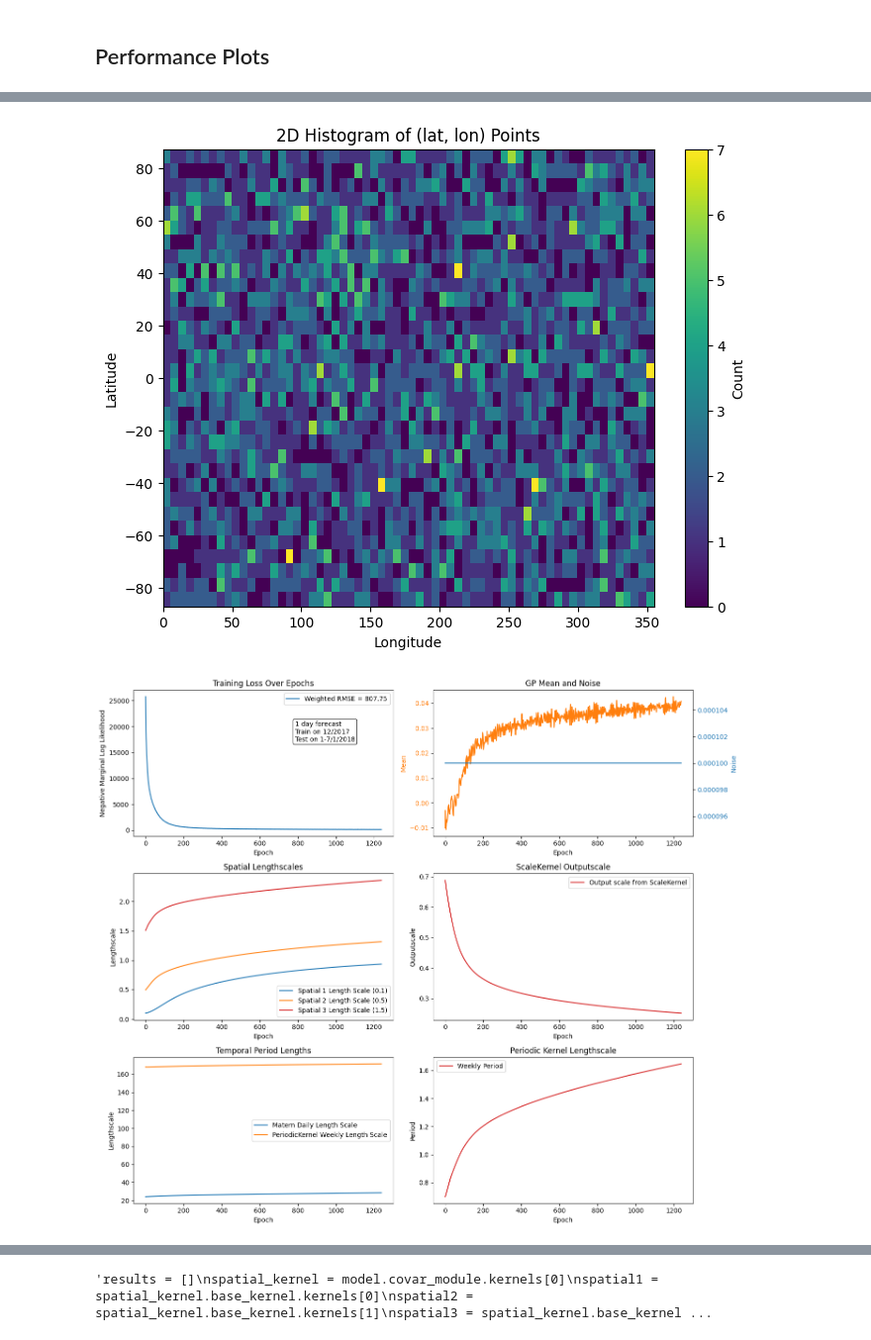
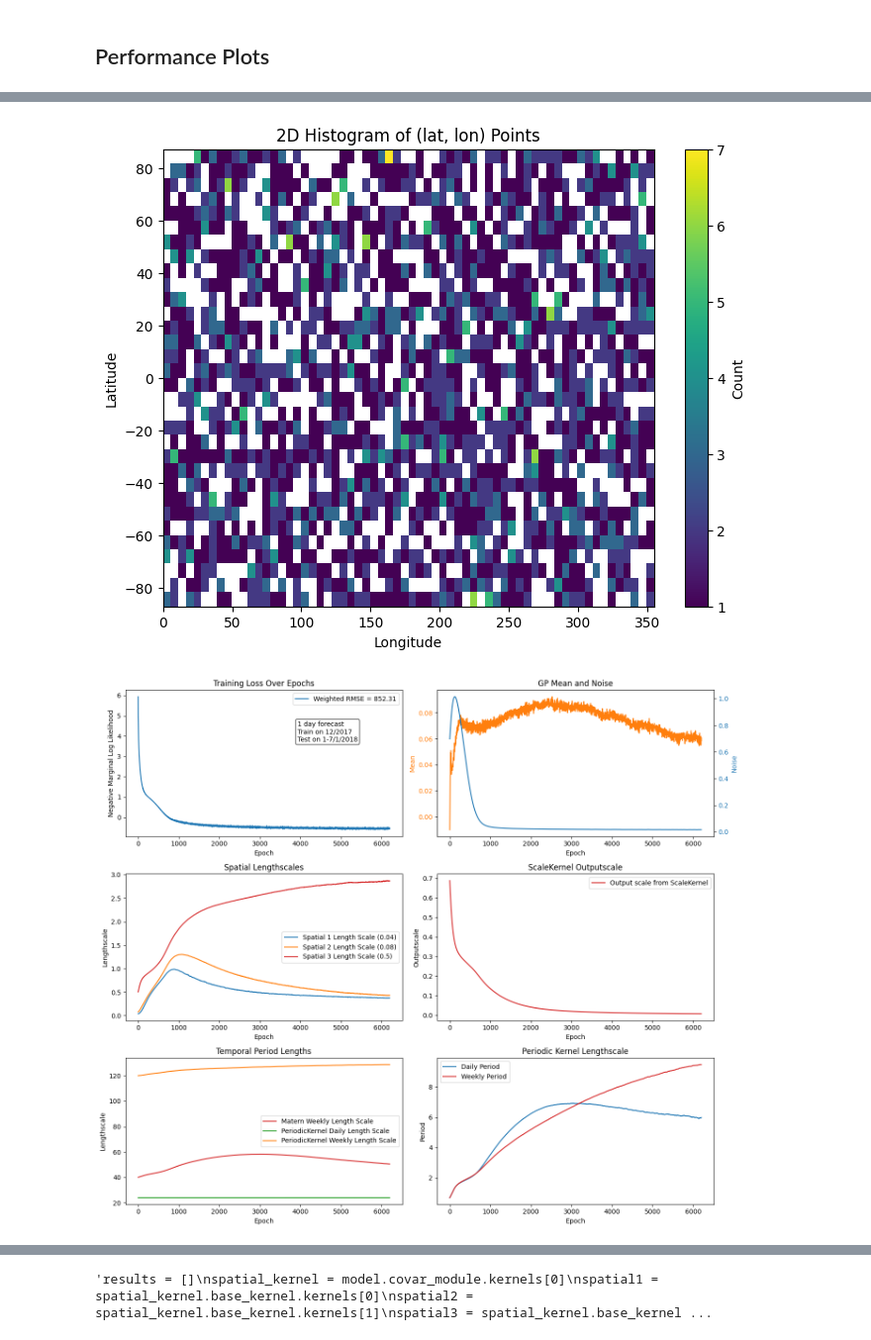
Before and after one commit to sunnyw22/STGP-for-weather-forecasting, a Jupyter notebook: GPRs/Variational_GPR.ipynb, the cells around one changed output, grey strips where cells are left out. Shown at 99% size. Cells and saved outputs as stored; diff of their text form; code cells hidden in the pictures.

```diff
--- a/GPRs/Variational_GPR.ipynb
+++ b/GPRs/Variational_GPR.ipynb
@@ -52,7 +52,7 @@ Loading the data
 # %%
 z500 = xr.open_mfdataset('STGP-weather-forecasting/data/5.625deg/geopotential_500/*.nc', combine='by_coords')
 z500_train = z500.sel(time=slice('2017.12', '2017.12'))['z']
-z500_test = z500.sel(time=slice('2018.1', '2018.1.7'))['z'] # 2017-2018 data
+z500_test = z500.sel(time=slice('2018.1', '2018.1'))['z'] # 2017-2018 data
 # %%
 data_mean = z500_train.mean().load()
 data_std = z500_train.std().load()
@@ -244,7 +247,7 @@ class GPModel(ApproximateGP):
 # %% [markdown]
 ## Training and Evaluation
 # %%
-def train_gp(lead_time, data_train, data_test, space_subsample_ips, time_subsample_ips, space_subsample=1, time_subsample=1, frac=0.01, epochs=5, batch_size=2048, save_model=False, device=device):
+def train_gp(lead_time, data_train, data_test, space_subsample_ips, time_subsample_ips, space_subsample=1, time_subsample=1, frac=0.01, epochs=50, batch_size=2048, save_model=False, device=device):
     """
     Train a Gaussian Process model using GPyTorch. Can add subsampling the data for efficiency.
     """
@@ -342,12 +345,12 @@ def train_gp(lead_time, data_train, data_test, space_subsample_ips, time_subsamp
                 "spatial_1_lengthscale": spatial_kernel.kernels[0].lengthscale.item(),
                 "spatial_2_lengthscale": spatial_kernel.kernels[1].lengthscale.item(),
                 "spatial_3_lengthscale": spatial_kernel.kernels[2].lengthscale.item(),
-                "matern_time_lengthscale_daily": temporal_kernel.kernels[0].lengthscale.item(),
-                # "matern_time_lengthscale_weekly": temporal_kernel.kernels[1].lengthscale.item(),
-                # "time_lengthscale_daily": temporal_kernel.kernels[2].lengthscale.item(),
-                # "time_period_daily": temporal_kernel.kernels[2].period_length.item(),
-                "time_lengthscale_weekly": temporal_kernel.kernels[1].lengthscale.item(),
-                "time_period_weekly": temporal_kernel.kernels[1].period_length.item(),
+                #"matern_time_lengthscale_daily": temporal_kernel.kernels[0].lengthscale.item(),
+                "matern_time_lengthscale_weekly": temporal_kernel.kernels[0].lengthscale.item(),
+                "time_lengthscale_daily": temporal_kernel.kernels[1].lengthscale.item(),
+                "time_period_daily": temporal_kernel.kernels[1].period_length.item(),
+                "time_lengthscale_weekly": temporal_kernel.kernels[2].lengthscale.item(),
+                "time_period_weekly": temporal_kernel.kernels[2].period_length.item(),
             })
 
         scheduler.step()
@@ -375,8 +378,8 @@ lead_time = 0 # units of hours
 space_subsample_ips = 5
 time_subsample_ips = 6
 space_subsample = 1
-time_subsample = 3
-frac = 0.007
+time_subsample = 6
+frac = 0.01
 batch_size = 2048
 
 # Train GP model
@@ -459,15 +466,19 @@ latlon = cartesian_to_latlon(rand_coords)
 lat = latlon[:, 0]
 lon = latlon[:, 1]
 
+cmap = plt.get_cmap('viridis').copy()
+cmap.set_under('white')
+
 plt.figure(figsize=(8,6))
-plt.hist2d(lon, lat, bins=[64, 32], cmap='viridis')
+plt.hist2d(lon, lat, bins=[64, 32], cmap=cmap, vmin=1) # highlights bin with 0 counts as red
 plt.xlabel('Longitude')
 plt.ylabel('Latitude')
 plt.title('2D Histogram of (lat, lon) Points')
 plt.colorbar(label='Count')
+plt.savefig("STGP-weather-forecasting/tmp/rand space dist.png")
 plt.show()
 # %% [output]
-[figure, old version]
+[figure, new version]
 # %%
 # Convert your tracking list into a DataFrame
 df = pd.DataFrame(hyperparams_track)
@@ -505,43 +516,44 @@ ax_noise.tick_params(axis='y', labelcolor='tab:blue')
 
 # --- Row 2 ---
 # Left: Spatial lengthscales
-axs[1, 0].plot(epochs_range, df["spatial_1_lengthscale"], label='Spatial 1 Length Scale (0.1)', color='tab:blue')
-axs[1, 0].plot(epochs_range, df["spatial_2_lengthscale"], label='Spatial 2 Length Scale (0.5)', color='tab:orange')
-axs[1, 0].plot(epochs_range, df["spatial_3_lengthscale"], label='Spatial 3 Length Scale (1.5)' , color='tab:red')
+axs[1, 0].plot(epochs_range, df["spatial_1_lengthscale"], label=f'Spatial 1 Length Scale ({spatial_length_1})', color='tab:blue')
+axs[1, 0].plot(epochs_range, df["spatial_2_lengthscale"], label=f'Spatial 2 Length Scale ({spatial_length_2})', color='tab:orange')
+axs[1, 0].plot(epochs_range, df["spatial_3_lengthscale"], label=f'Spatial 3 Length Scale ({spatial_length_3})' , color='tab:red')
 axs[1, 0].set_title("Spatial Lengthscales")
 axs[1, 0].set_xlabel("Epoch")
 axs[1, 0].set_ylabel("Lengthscale")
 axs[1, 0].legend()
 
 # Right: Spatial outputscale
 #axs[1, 1].plot(epochs_range, df["spatial_outputscale"], label='Output scale from ScaleKernel', color='tab:red')
 axs[1, 1].plot(epochs_range, df["outputscale"], label='Output scale from ScaleKernel', color='tab:red')
 axs[1, 1].set_title("ScaleKernel Outputscale")
 axs[1, 1].set_xlabel("Epoch")
 axs[1, 1].set_ylabel("Outputscale")
 axs[1, 1].legend()
 
 # --- Row 3 ---
 # Left: Temporal lengthscales
-axs[2, 0].plot(epochs_range, df["matern_time_lengthscale_daily"], label='Matern Daily Length Scale', color='tab:blue')
-#axs[2, 0].plot(epochs_range, df["matern_time_lengthscale_weekly"], label='Matern Weekly Length Scale', color='tab:red')
-#axs[2, 0].plot(epochs_range, df["time_period_daily"], label='PeriodicKernel Daily Length Scale', color='tab:green')
+#axs[2, 0].plot(epochs_range, df["matern_time_lengthscale_daily"], label='Matern Daily Length Scale', color='tab:blue')
+axs[2, 0].plot(epochs_range, df["matern_time_lengthscale_weekly"], label='Matern Weekly Length Scale', color='tab:red')
+axs[2, 0].plot(epochs_range, df["time_period_daily"], label='PeriodicKernel Daily Length Scale', color='tab:green')
 axs[2, 0].plot(epochs_range, df["time_period_weekly"], label='PeriodicKernel Weekly Length Scale', color='tab:orange')
 axs[2, 0].set_title("Temporal Period Lengths")
 axs[2, 0].set_xlabel("Epoch")
 axs[2, 0].set_ylabel("Lengthscale")
 axs[2, 0].legend()
 
 # Right: Temporal periods
-#axs[2, 1].plot(epochs_range, df["time_lengthscale_daily"], label='Daily Period', color='tab:blue')
+axs[2, 1].plot(epochs_range, df["time_lengthscale_daily"], label='Daily Period', color='tab:blue')
 # axs[2, 1].plot(epochs_range, df["time_period_three_days"], label='3-Day Period', color='tab:orange')
 axs[2, 1].plot(epochs_range, df["time_lengthscale_weekly"], label='Weekly Period', color='tab:red')
 axs[2, 1].set_title("Periodic Kernel Lengthscale")
 axs[2, 1].set_xlabel("Epoch")
 axs[2, 1].set_ylabel("Period")
 axs[2, 1].legend()
 
 plt.tight_layout()
+plt.savefig("STGP-weather-forecasting/tmp/output.png")
 plt.show()
 # %% [output]
-[figure, old version]
+[figure, new version]
```
Also changed, not shown: parts of 16 cells of this notebook, 4 other files.
